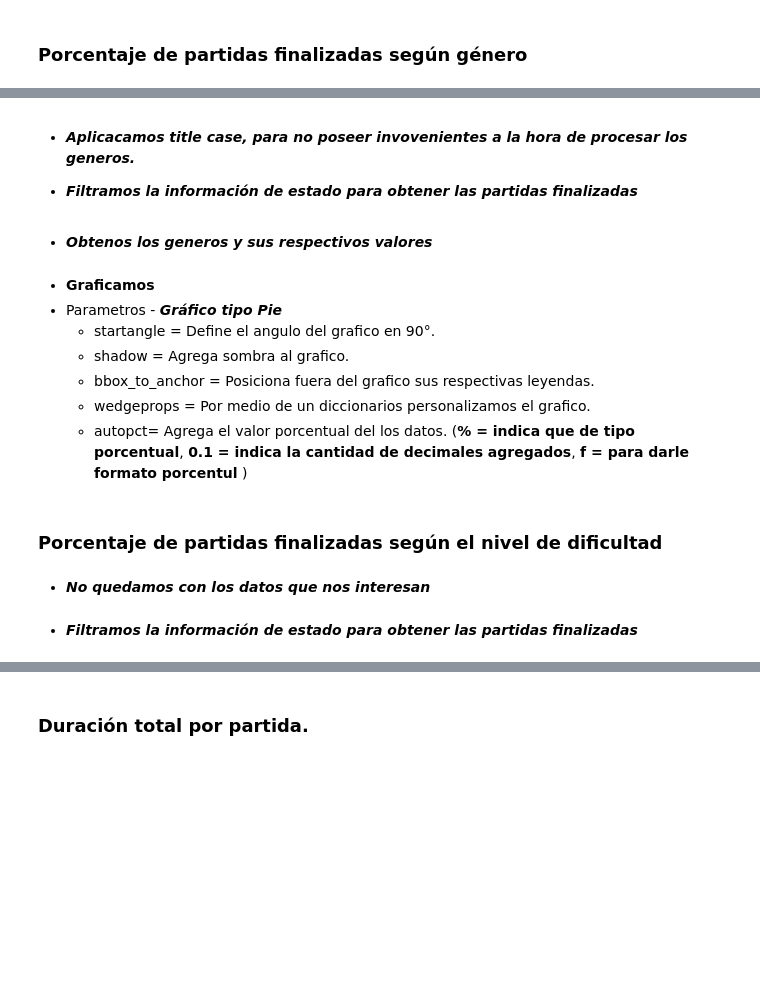
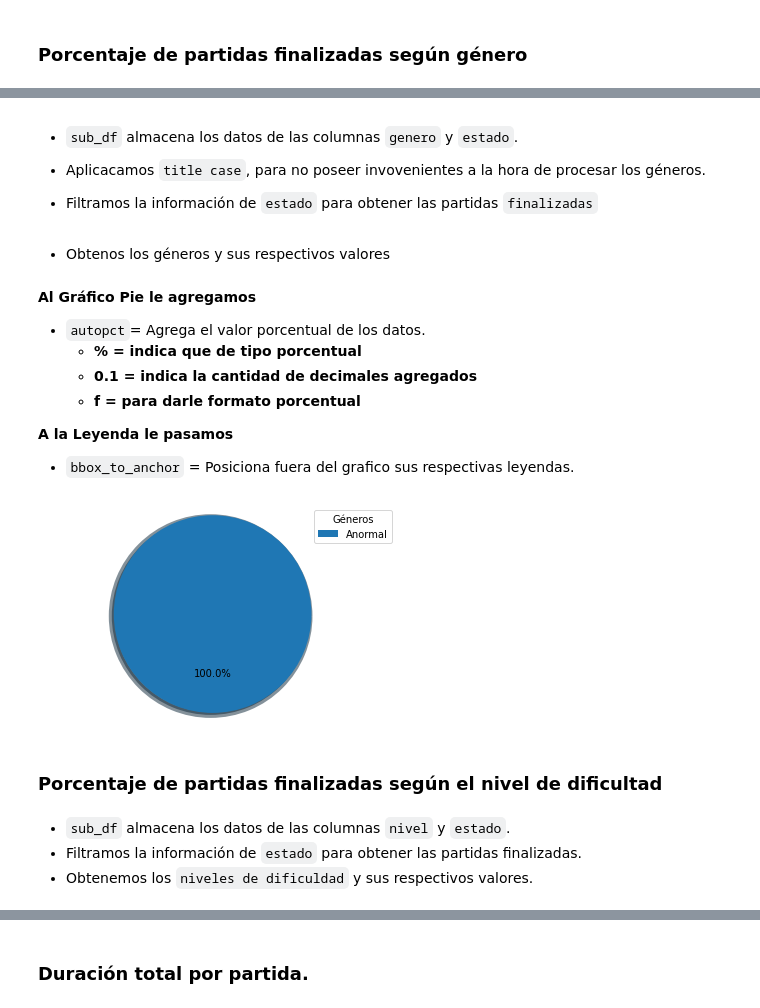
Before and after one commit to josu-dev/FiguRace, a Jupyter notebook: analysis_section/data_analysis.ipynb, the cells around one changed output, grey strips where cells are left out. Drawn from its saved outputs; the diff is of its cells as text; code cells hidden in the pictures; blank space fills up the shorter version.

```diff
--- a/analysis_section/data_analysis.ipynb
+++ b/analysis_section/data_analysis.ipynb
@@ -114,5 +180,7 @@ sub_df = DATA_FRAME.loc[:,["genero","estado"]]
 # %% [markdown]
-- ***Aplicacamos title case, para no poseer invovenientes a la hora de procesar los generos.***
+- `sub_df` almacena los datos de las columnas `genero` y `estado`.
 
-- ***Filtramos la información de estado para obtener las partidas finalizadas***
+- Aplicacamos ``title case``, para no poseer invovenientes a la hora de procesar los géneros.
+
+- Filtramos la información de ``estado`` para obtener las partidas ``finalizadas``
 # %%
@@ -119,6 +188,6 @@ sub_df = DATA_FRAME.loc[:,["genero","estado"]]
 sub_df['genero'] = sub_df['genero'].apply(lambda genero: genero.title())
 sub_df = sub_df[sub_df['estado']=='finalizada']
 # %% [markdown]
-- ***Obtenos los generos y sus respectivos valores***
+- Obtenos los géneros y sus respectivos valores
 # %%
 cant_x_genero = sub_df['genero'].value_counts()
@@ -126,26 +194,28 @@ print(cant_x_genero)
 # %% [markdown]
-- **Graficamos**
-- Parametros - ***Gráfico tipo Pie***
-  - startangle = Define el angulo del grafico en 90°.
-  - shadow = Agrega sombra al grafico.
-  - bbox_to_anchor = Posiciona fuera del grafico sus respectivas leyendas.
-  - wedgeprops = Por medio de un diccionarios personalizamos el grafico.
-  - autopct= Agrega el valor porcentual del los datos.
-    (**% = indica que de tipo porcentual**,
-    **0.1 = indica la cantidad de decimales agregados**,
-    **f = para darle formato porcentul** )
+**Al Gráfico Pie le agregamos**
+- ``autopct``= Agrega el valor porcentual de los datos.
+  - **% = indica que de tipo porcentual**
+  - **0.1 = indica la cantidad de decimales agregados**
+  - **f = para darle formato porcentual**
+
+**A la Leyenda le pasamos**
+- ``bbox_to_anchor`` = Posiciona fuera del grafico sus respectivas leyendas.
 # %%
 plt.pie(cant_x_genero.values,
 startangle = 90,
 shadow = True,
 wedgeprops = {'linewidth': 6},
 autopct='%1.1f%%')
-plt.legend(cant_x_genero.index,title='Generos',bbox_to_anchor=(1.05,1))
+plt.legend(cant_x_genero.index,title='Géneros',bbox_to_anchor=(1.05,1))
 plt.axis('equal')
 plt.show()
+# %% [output]
+[figure, added]
 # %% [markdown]
 ### Porcentaje de partidas finalizadas según el nivel de dificultad
-# %% [markdown]
-- ***No quedamos con los datos que nos interesan***
+# %% [markdown]
+- `sub_df` almacena los datos de las columnas `nivel` y `estado`.
+- Filtramos la información de ``estado`` para obtener las partidas finalizadas.
+- Obtenemos los ``niveles de dificuldad`` y sus respectivos valores.
 # %%
 sub_df = DATA_FRAME.loc[:,["nivel","estado"]]
@@ -152,2 +223,0 @@ sub_df = DATA_FRAME.loc[:,["nivel","estado"]]
-# %% [markdown]
-- ***Filtramos la información de estado para obtener las partidas finalizadas***
```
Also changed, not shown: parts of 51 cells of this notebook.
